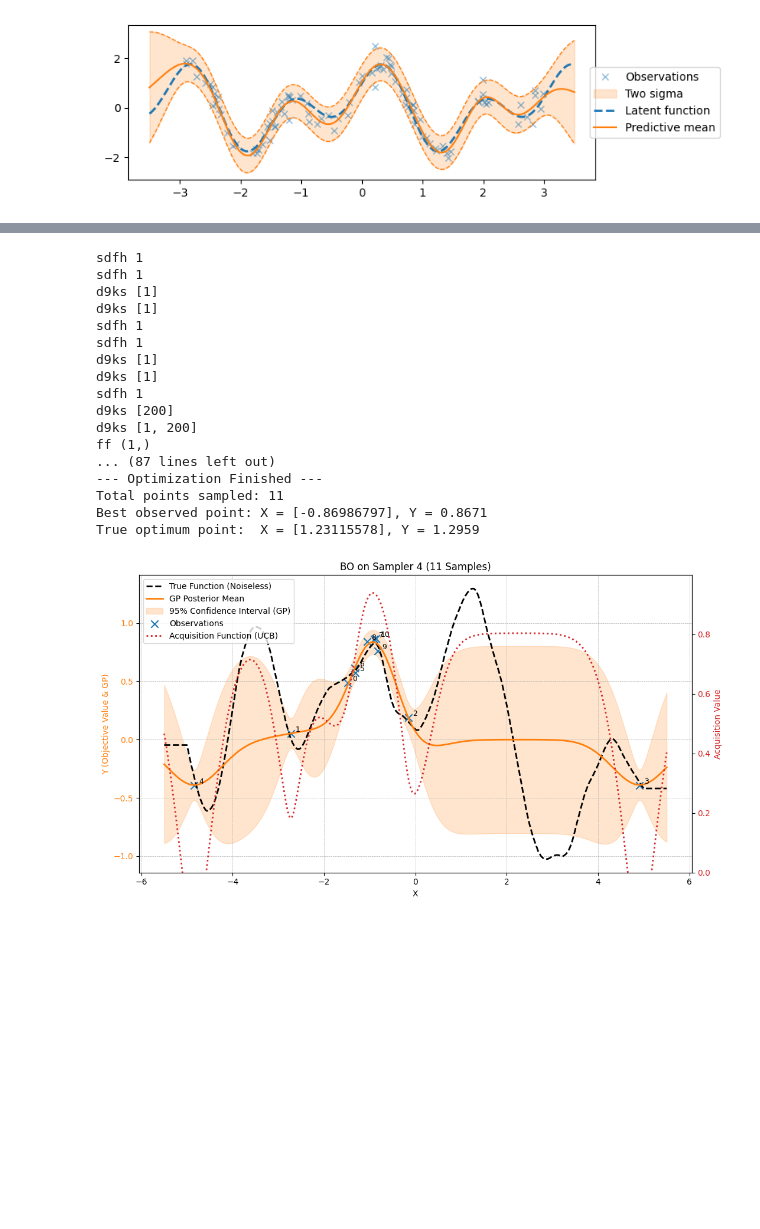
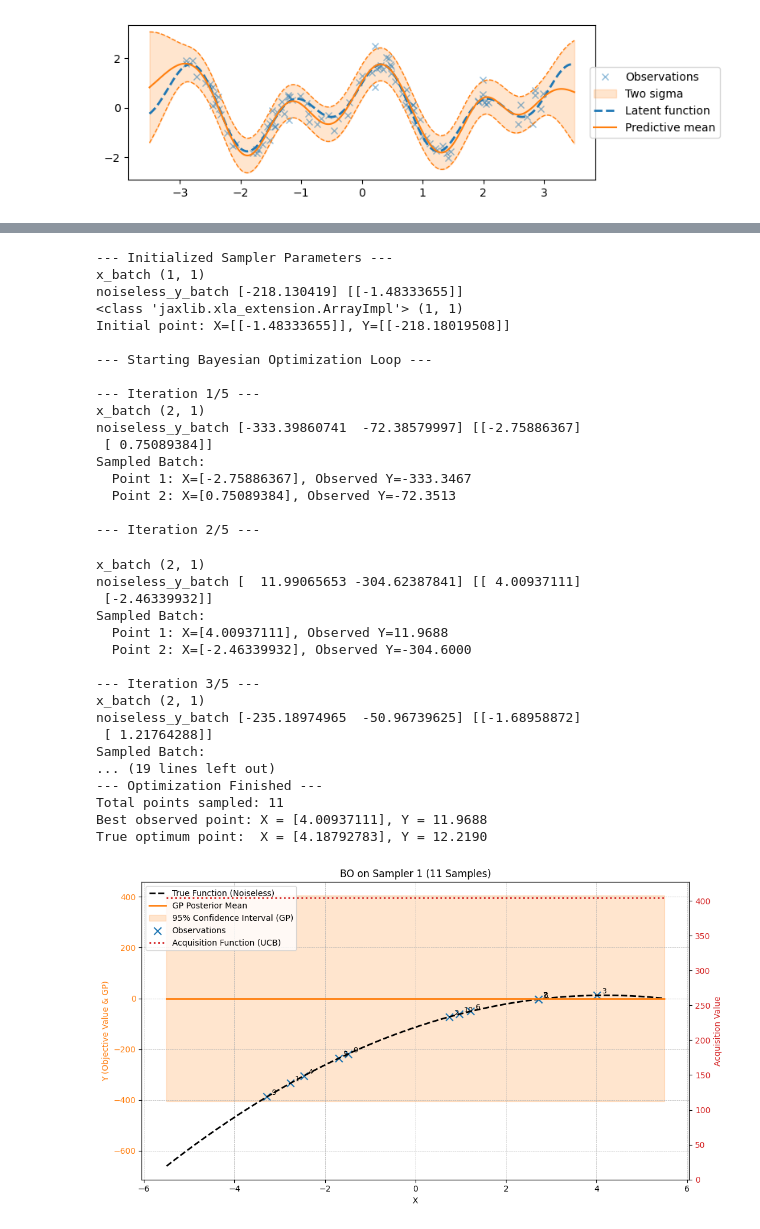
Before and after one commit to Jimvos32/Recurrent-PPO-Jax, a Jupyter notebook: src/tasks/envs/env_notebooks/jax_sampler.ipynb, the cells around one changed output, grey strips where cells are left out. Saved outputs shown, nothing was run; the diff lists cells and outputs as text; code cells hidden in the pictures; blank space fills up the shorter version.

```diff
--- a/src/tasks/envs/env_notebooks/jax_sampler.ipynb
+++ b/src/tasks/envs/env_notebooks/jax_sampler.ipynb
@@ -767,7 +728,7 @@ Best point observed: X = [-2.90234135], Y = 1.7177
 import jax.random as jr
 
 
-sampler_index_to_run = 4 # Choose the sampler index you want BO to optimize
+sampler_index_to_run = 1# Choose the sampler index you want BO to optimize
 num_points_plot = 400 # Plotting resolution
 key = jr.PRNGKey(0) # Main random key
 
@@ -816,7 +777,7 @@ def objective_for_bo(x_batch: jnp.ndarray, key: jr.PRNGKey) -> jnp.ndarray:
     print("noiseless_y_batch", noiseless_y_batch, x_batch)
 
     # Add observation noise (adjust noise level as needed)
-    noise_level = 0.05 # Example noise std dev
+    noise_level = 0.00 # Example noise std dev
     noise = jr.normal(key, shape=noiseless_y_batch.shape) * noise_level
 
     # Reshape to (batch_size, 1) expected by BO update
@@ -835,7 +796,7 @@ def true_objective_for_plot(xtest: jnp.ndarray) -> jnp.ndarray:
 search_bounds = (jnp.array([x_min]), jnp.array([x_max])) # Use bounds from env
 key, bo_key = jr.split(key)
 bo_optimizer = BayesianOptimizer(search_space_bounds=search_bounds, key=bo_key)
-BATCH_SIZE = 2    # Set BO batch size (e.g., 1 for sequential)
+BATCH_SIZE = 1    # Set BO batch size (e.g., 1 for sequential)
 N_ITERATIONS = 5   # Number of BO steps (samples) after initial
 
 # --- Initial Data ---
@@ -888,48 +849,65 @@ if "common" in sampler_params and "optimum_point" in sampler_params["common"]:
 # --- Plotting ---
 if bo_optimizer.static_params.input_dim == 1:
     # Define the acquisition function calculator for plotting
     def plot_acquisition_ucb(x_eval, state, static_params):
             x_eval = jnp.atleast_2d(x_eval)
             ucb_values = []
             # Ensure dataset exists before accessing X, y
             if state.dataset is None or state.dataset.n == 0: return jnp.zeros(x_eval.shape[0]) # Or handle error
 
             X_train_plot = state.dataset.X
             y_train_plot = state.dataset.y
             for k in range(x_eval.shape[0]):
                 # Check posterior exists
                 if state.posterior is None: ucb = jnp.nan; continue
                 ucb = calculate_ucb(x_eval[k],
                                     state.posterior,
                                     X_train_plot,
                                     y_train_plot,
                                     static_params.kappa)
                 ucb_values.append(ucb)
             return jnp.array(ucb_values)
 
     plot_title = f'BO on Sampler {sampler_index_to_run} ({bo_optimizer.X.shape[0]} Samples)'
     plot_bo_1d(bo_optimizer,
                 objective_function_true=true_objective_for_plot, # Pass the wrapper
                 acquisition_function=plot_acquisition_ucb,
                 title=plot_title)
 else:
     print("Plotting only implemented for 1D environments.")
 # %% [output]
-sdfh 1
-sdfh 1
-d9ks [1]
-d9ks [1]
-sdfh 1
-sdfh 1
-d9ks [1]
-d9ks [1]
-sdfh 1
-d9ks [200]
-d9ks [1, 200]
-ff (1,)
-... (87 lines left out)
---- Optimization Finished ---
-Total points sampled: 11
-Best observed point: X = [-0.86986797], Y = 0.8671
-True optimum point:  X = [1.23115578], Y = 1.2959
+--- Initialized Sampler Parameters ---
+x_batch (1, 1)
+noiseless_y_batch [-218.130419] [[-1.48333655]]
+<class 'jaxlib.xla_extension.ArrayImpl'> (1, 1)
+Initial point: X=[[-1.48333655]], Y=[[-218.18019508]]
+
+--- Starting Bayesian Optimization Loop ---
+
+--- Iteration 1/5 ---
+x_batch (2, 1)
+noiseless_y_batch [-333.39860741  -72.38579997] [[-2.75886367]
+ [ 0.75089384]]
+Sampled Batch:
+  Point 1: X=[-2.75886367], Observed Y=-333.3467
+  Point 2: X=[0.75089384], Observed Y=-72.3513
+
+--- Iteration 2/5 ---
+x_batch (2, 1)
+noiseless_y_batch [  11.99065653 -304.62387841] [[ 4.00937111]
+ [-2.46339932]]
+Sampled Batch:
+  Point 1: X=[4.00937111], Observed Y=11.9688
+  Point 2: X=[-2.46339932], Observed Y=-304.6000
+
+--- Iteration 3/5 ---
+x_batch (2, 1)
+noiseless_y_batch [-235.18974965  -50.96739625] [[-1.68958872]
+ [ 1.21764288]]
+Sampled Batch:
+... (19 lines left out)
+--- Optimization Finished ---
+Total points sampled: 11
+Best observed point: X = [4.00937111], Y = 11.9688
+True optimum point:  X = [4.18792783], Y = 12.2190
-[figure, old version]
+[figure, new version]
```
Also changed, not shown: parts of 4 cells of this notebook, 8 other files.
